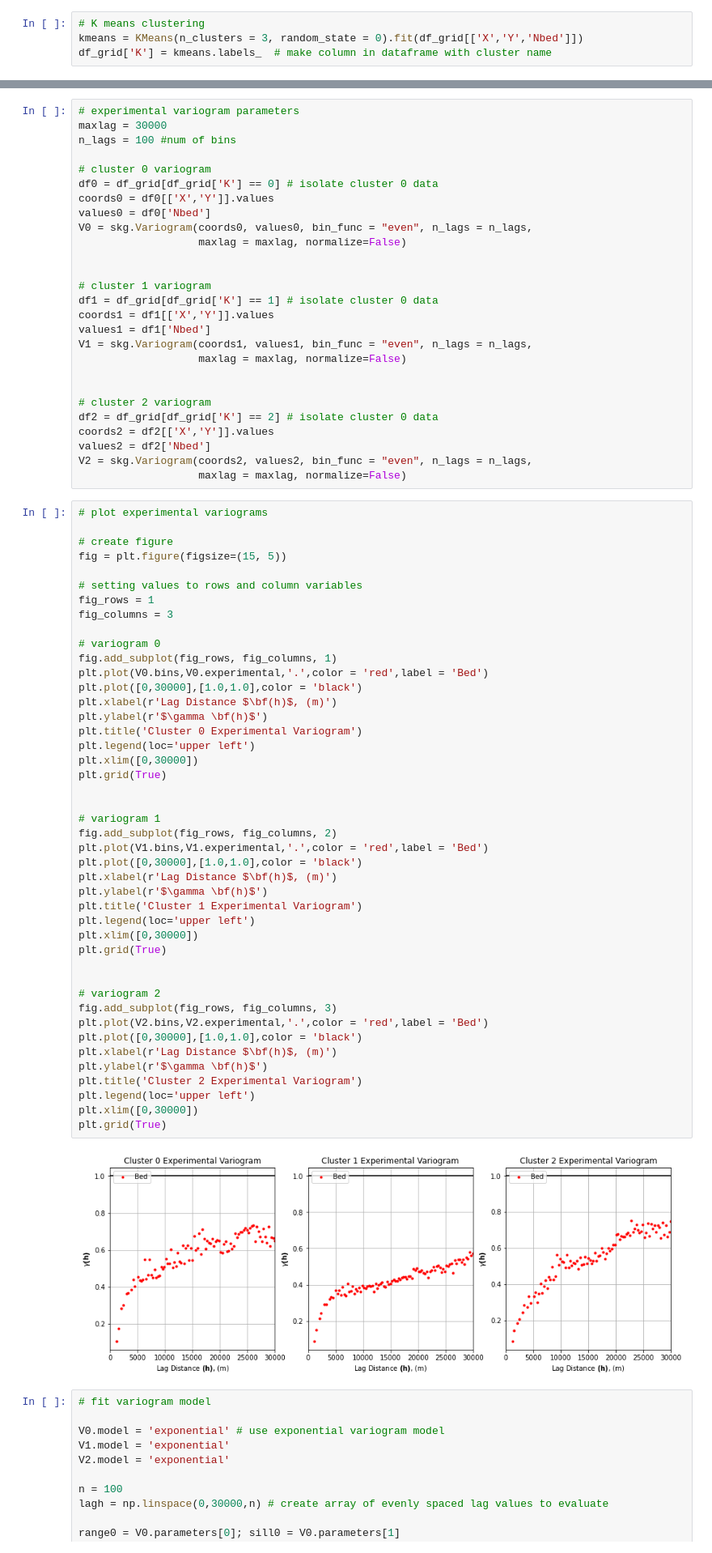
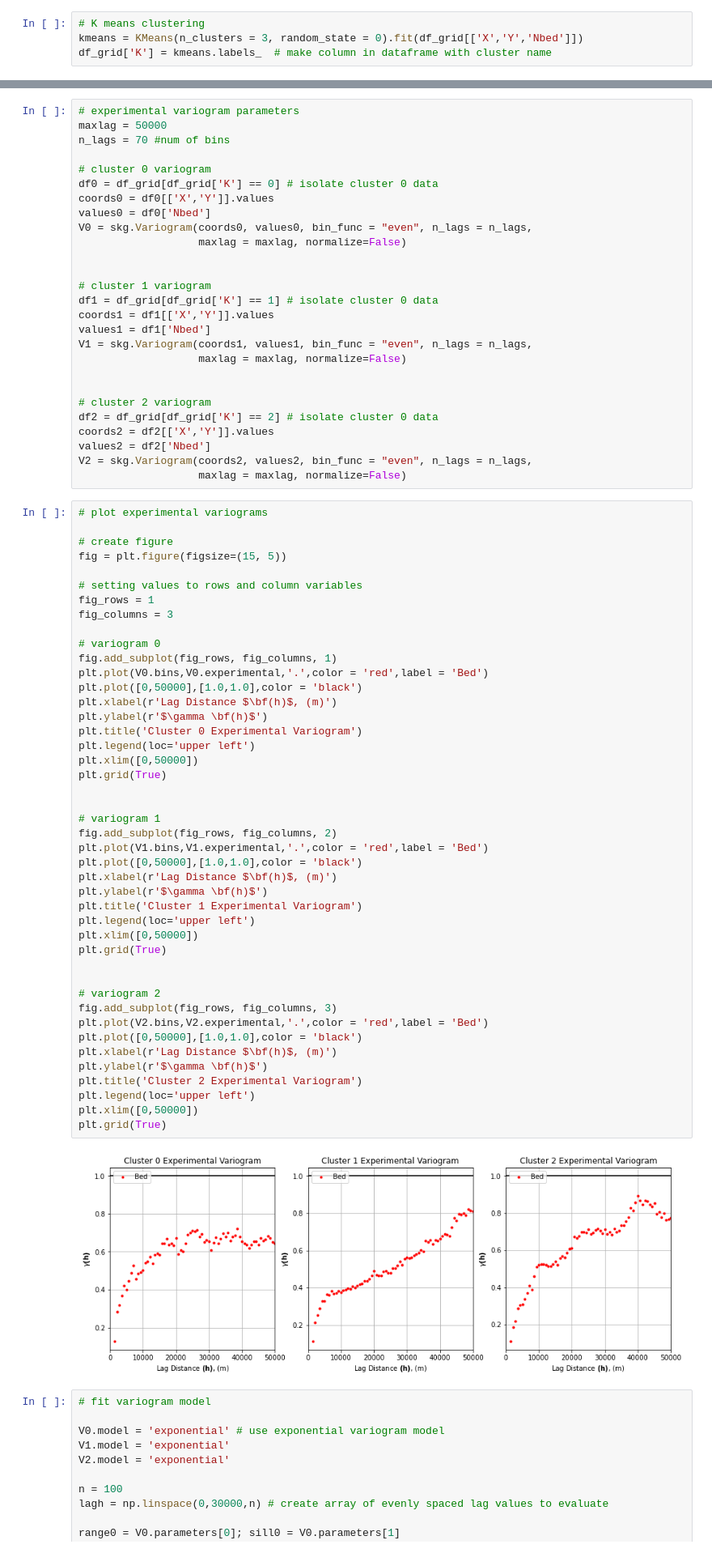
Before and after one commit to GatorGlaciology/GStatSim, a Jupyter notebook: GStat-Sim/6_non-stationary_SGS_example1.ipynb, the cells around one changed output, grey strips where cells are left out. Shown: that part at 81% size. Saved outputs shown, nothing was run; the diff lists cells and outputs as text.

```diff
--- a/GStat-Sim/6_non-stationary_SGS_example1.ipynb
+++ b/GStat-Sim/6_non-stationary_SGS_example1.ipynb
@@ -78,7 +73,7 @@ Next we need to compute and model the variogram for the subset of data within ea
 # %%
 # experimental variogram parameters
-maxlag = 30000
-n_lags = 100 #num of bins
+maxlag = 50000
+n_lags = 70 #num of bins
 
 # cluster 0 variogram
 df0 = df_grid[df_grid['K'] == 0] # isolate cluster 0 data
@@ -114,40 +109,40 @@ fig_columns = 3
 
 # variogram 0
 fig.add_subplot(fig_rows, fig_columns, 1)
 plt.plot(V0.bins,V0.experimental,'.',color = 'red',label = 'Bed')
-plt.plot([0,30000],[1.0,1.0],color = 'black')
+plt.plot([0,50000],[1.0,1.0],color = 'black')
 plt.xlabel(r'Lag Distance $\bf(h)$, (m)')
 plt.ylabel(r'$\gamma \bf(h)$')
 plt.title('Cluster 0 Experimental Variogram')
 plt.legend(loc='upper left')
-plt.xlim([0,30000])
+plt.xlim([0,50000])
 plt.grid(True)
 
 
 # variogram 1
 fig.add_subplot(fig_rows, fig_columns, 2)
 plt.plot(V1.bins,V1.experimental,'.',color = 'red',label = 'Bed')
-plt.plot([0,30000],[1.0,1.0],color = 'black')
+plt.plot([0,50000],[1.0,1.0],color = 'black')
 plt.xlabel(r'Lag Distance $\bf(h)$, (m)')
 plt.ylabel(r'$\gamma \bf(h)$')
 plt.title('Cluster 1 Experimental Variogram')
 plt.legend(loc='upper left')
-plt.xlim([0,30000])
+plt.xlim([0,50000])
 plt.grid(True)
 
 
 # variogram 2
 fig.add_subplot(fig_rows, fig_columns, 3)
 plt.plot(V2.bins,V2.experimental,'.',color = 'red',label = 'Bed')
-plt.plot([0,30000],[1.0,1.0],color = 'black')
+plt.plot([0,50000],[1.0,1.0],color = 'black')
 plt.xlabel(r'Lag Distance $\bf(h)$, (m)')
 plt.ylabel(r'$\gamma \bf(h)$')
 plt.title('Cluster 2 Experimental Variogram')
 plt.legend(loc='upper left')
-plt.xlim([0,30000])
+plt.xlim([0,50000])
 plt.grid(True)
 # %% [output]
-[figure, old version]
+[figure, new version]
 # %%
 # fit variogram model
 
```
Also changed, not shown: parts of 6 cells of this notebook, 7 other files.
